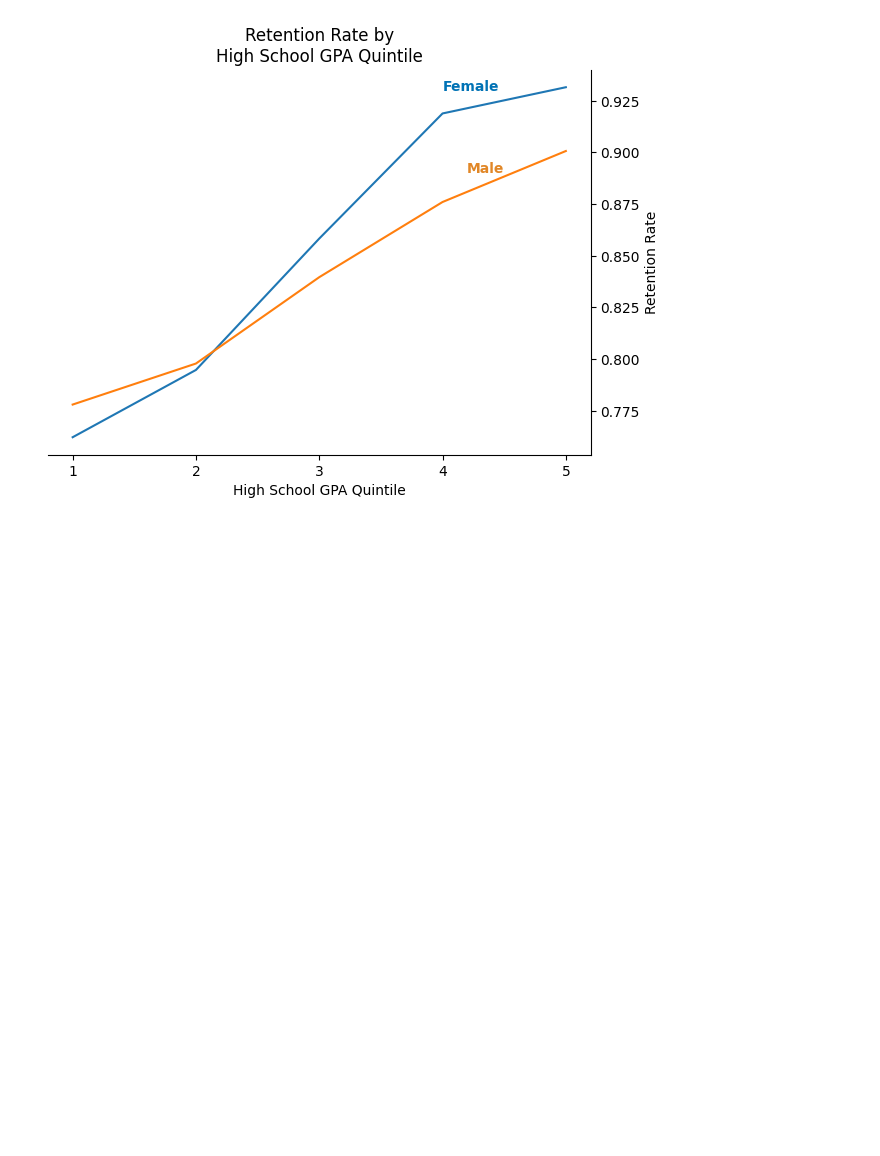
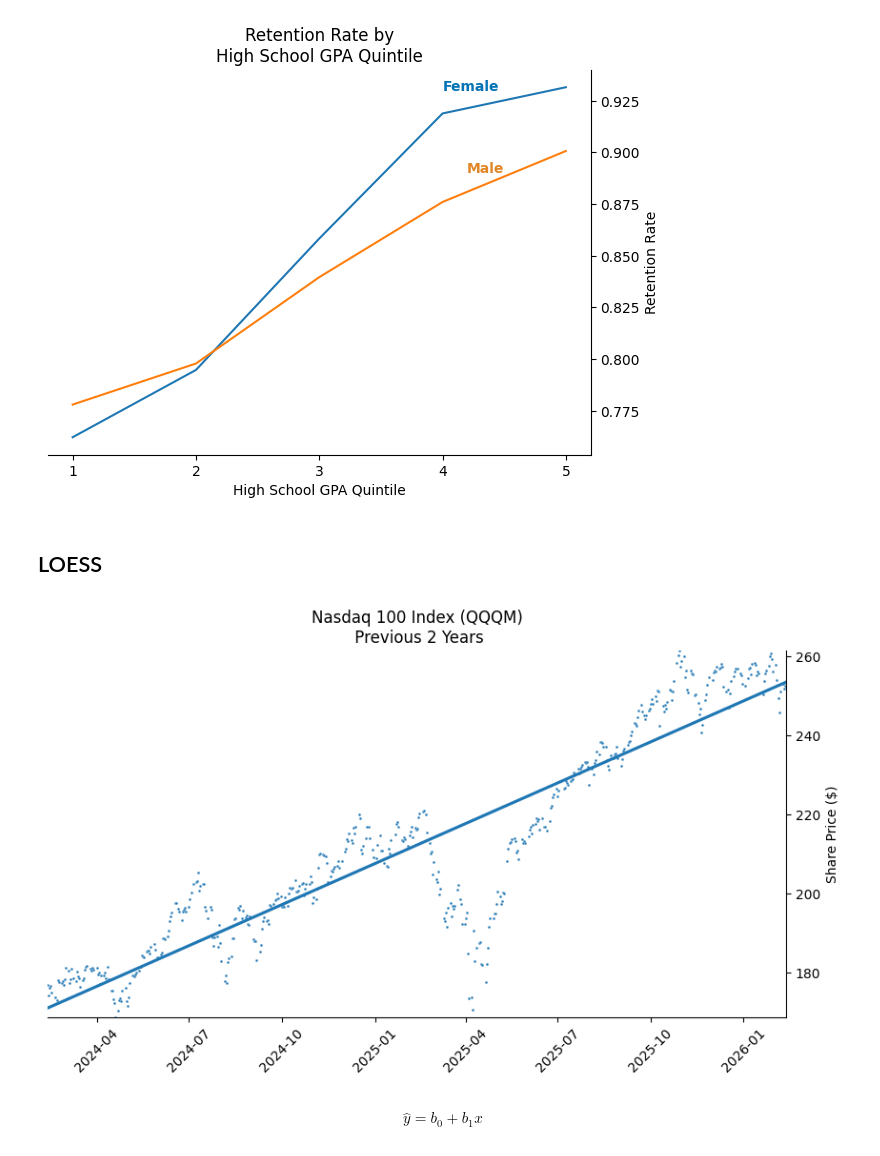
Before and after one commit to nickxscott/INFO658, a Jupyter notebook: notebooks/07_timeseries.ipynb, the cells around one changed output. Saved outputs shown, nothing was run; the diff lists cells and outputs as text; code cells hidden in the pictures; blank space fills up the shorter version.

```diff
--- a/notebooks/07_timeseries.ipynb
+++ b/notebooks/07_timeseries.ipynb
@@ -277,3 +277,32 @@ ax.text(4,0.93, 'Female', fontdict={'color':'#0072b5ff', 'weight':'bold'})
 ax.text(4.2,0.89, 'Male', fontdict={'color':'#e18727ff', 'weight':'bold'});
 # %% [output]
 [figure]
+# %% [markdown]
+## LOESS
+# %%
+import matplotlib.dates as mdates
+df['date_ordinal'] = mdates.date2num(df.date)
+# %%
+fig, ax = plt.subplots(figsize=(10, 5))
+sns.despine(top=True, left=True, right=False)
+
+#create moving average
+df['ma_30']=df.close.rolling(30).mean()
+df['ma_50']=df.close.rolling(50).mean()
+df['ma_100']=df.close.rolling(100).mean()
+
+sns.scatterplot(data=df, x='date', y='close', s=4, ax=ax).set_title(title)
+sns.regplot(x=df.date_ordinal, y=df.close, lowess=False, ci=None, scatter=False, ax=ax)
+ax.set(ylabel='Share Price ($)', xlabel='')
+ax.tick_params(axis='x', rotation=45)
+ax.margins(x=0, y=0)
+
+# Move the y-axis ticks and label to the right
+ax.yaxis.tick_right()
+ax.yaxis.set_label_position("right");
+# %% [output]
+[figure, added]
+# %% [markdown]
+$$
+\hat{y}=b_0+b_1x
+$$
```
Also changed, not shown: 8 other files.
